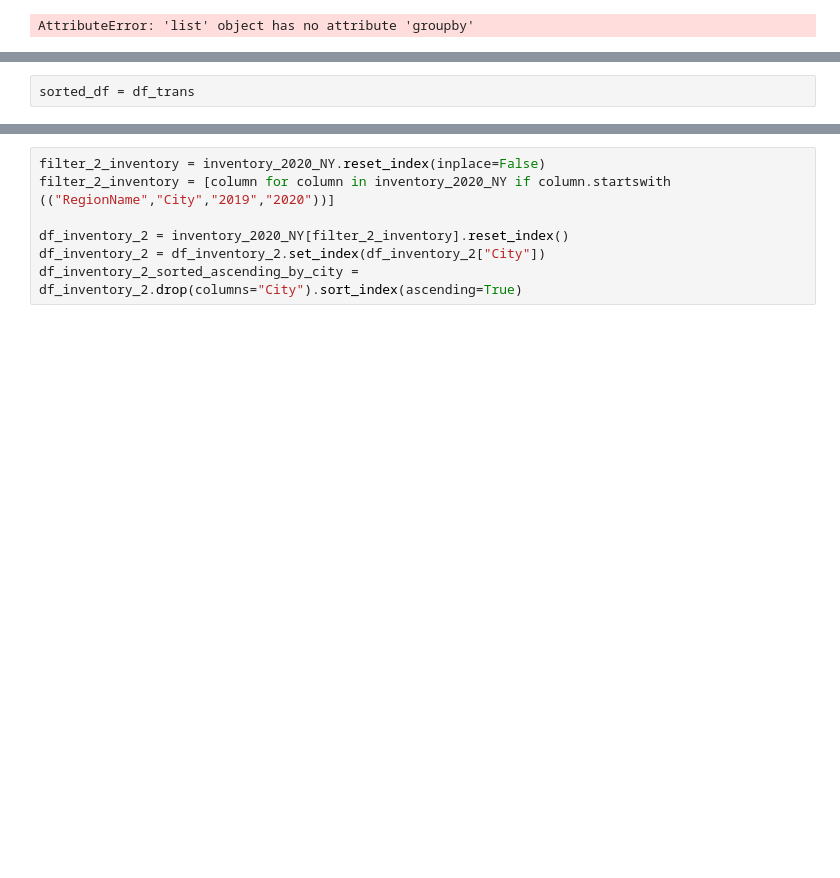
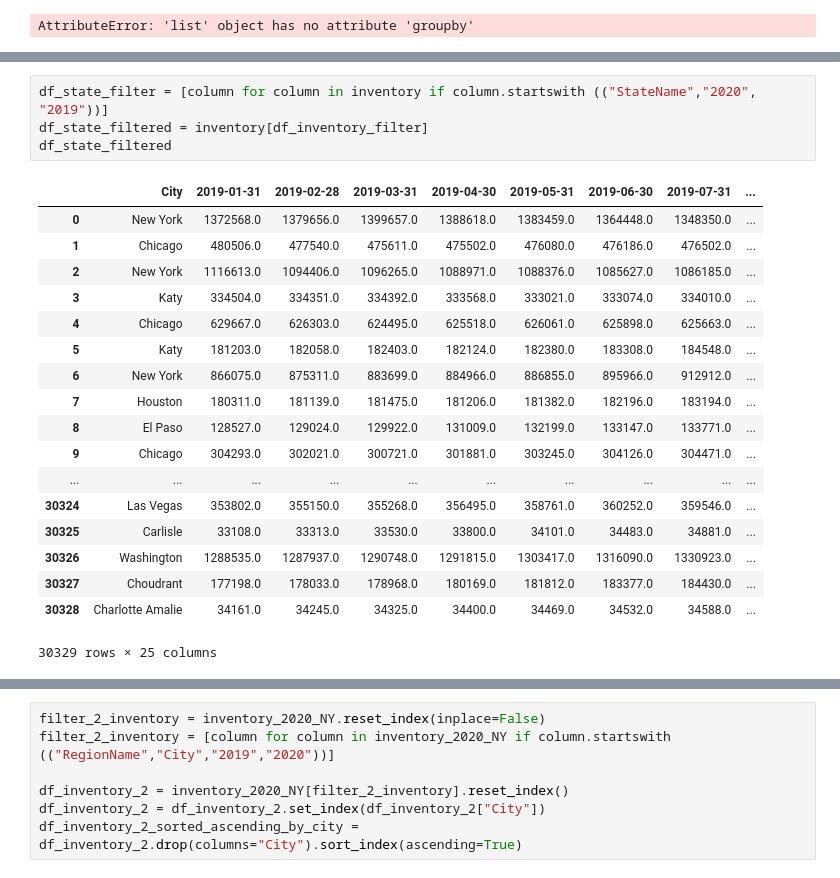
Before and after one commit to valleriia/Project1-US-Real-Estate-Analysis, a Jupyter notebook: viz.ipynb, the cells around one changed output, grey strips where cells are left out. Cells and saved outputs as stored; diff of their text form; blank space fills up the shorter version.

```diff
--- a/viz.ipynb
+++ b/viz.ipynb
@@ -94,2 +95,23 @@ df_trans = df_inventory_2020_NY.reset_index().set_index("City").T.iloc[1:,:].gro
-# %%
-sorted_df = df_trans
+# %%
+df_state_filter = [column for column in inventory if column.startswith (("StateName","2020", "2019"))]
+df_state_filtered = inventory[df_inventory_filter]
+df_state_filtered
+# %% [output]
+|  | City | 2019-01-31 | 2019-02-28 | 2019-03-31 | 2019-04-30 | 2019-05-31 | 2019-06-30 | 2019-07-31 | ... |
+| 0 | New York | 1372568.0 | 1379656.0 | 1399657.0 | 1388618.0 | 1383459.0 | 1364448.0 | 1348350.0 | ... |
+| 1 | Chicago | 480506.0 | 477540.0 | 475611.0 | 475502.0 | 476080.0 | 476186.0 | 476502.0 | ... |
+| 2 | New York | 1116613.0 | 1094406.0 | 1096265.0 | 1088971.0 | 1088376.0 | 1085627.0 | 1086185.0 | ... |
+| 3 | Katy | 334504.0 | 334351.0 | 334392.0 | 333568.0 | 333021.0 | 333074.0 | 334010.0 | ... |
+| 4 | Chicago | 629667.0 | 626303.0 | 624495.0 | 625518.0 | 626061.0 | 625898.0 | 625663.0 | ... |
+| 5 | Katy | 181203.0 | 182058.0 | 182403.0 | 182124.0 | 182380.0 | 183308.0 | 184548.0 | ... |
+| 6 | New York | 866075.0 | 875311.0 | 883699.0 | 884966.0 | 886855.0 | 895966.0 | 912912.0 | ... |
+| 7 | Houston | 180311.0 | 181139.0 | 181475.0 | 181206.0 | 181382.0 | 182196.0 | 183194.0 | ... |
+| 8 | El Paso | 128527.0 | 129024.0 | 129922.0 | 131009.0 | 132199.0 | 133147.0 | 133771.0 | ... |
+| 9 | Chicago | 304293.0 | 302021.0 | 300721.0 | 301881.0 | 303245.0 | 304126.0 | 304471.0 | ... |
+| ... | ... | ... | ... | ... | ... | ... | ... | ... | ... |
+| 30324 | Las Vegas | 353802.0 | 355150.0 | 355268.0 | 356495.0 | 358761.0 | 360252.0 | 359546.0 | ... |
+| 30325 | Carlisle | 33108.0 | 33313.0 | 33530.0 | 33800.0 | 34101.0 | 34483.0 | 34881.0 | ... |
+| 30326 | Washington | 1288535.0 | 1287937.0 | 1290748.0 | 1291815.0 | 1303417.0 | 1316090.0 | 1330923.0 | ... |
+| 30327 | Choudrant | 177198.0 | 178033.0 | 178968.0 | 180169.0 | 181812.0 | 183377.0 | 184430.0 | ... |
+| 30328 | Charlotte Amalie | 34161.0 | 34245.0 | 34325.0 | 34400.0 | 34469.0 | 34532.0 | 34588.0 | ... |
+30329 rows × 25 columns
```
Also changed, not shown: parts of 7 cells of this notebook.
